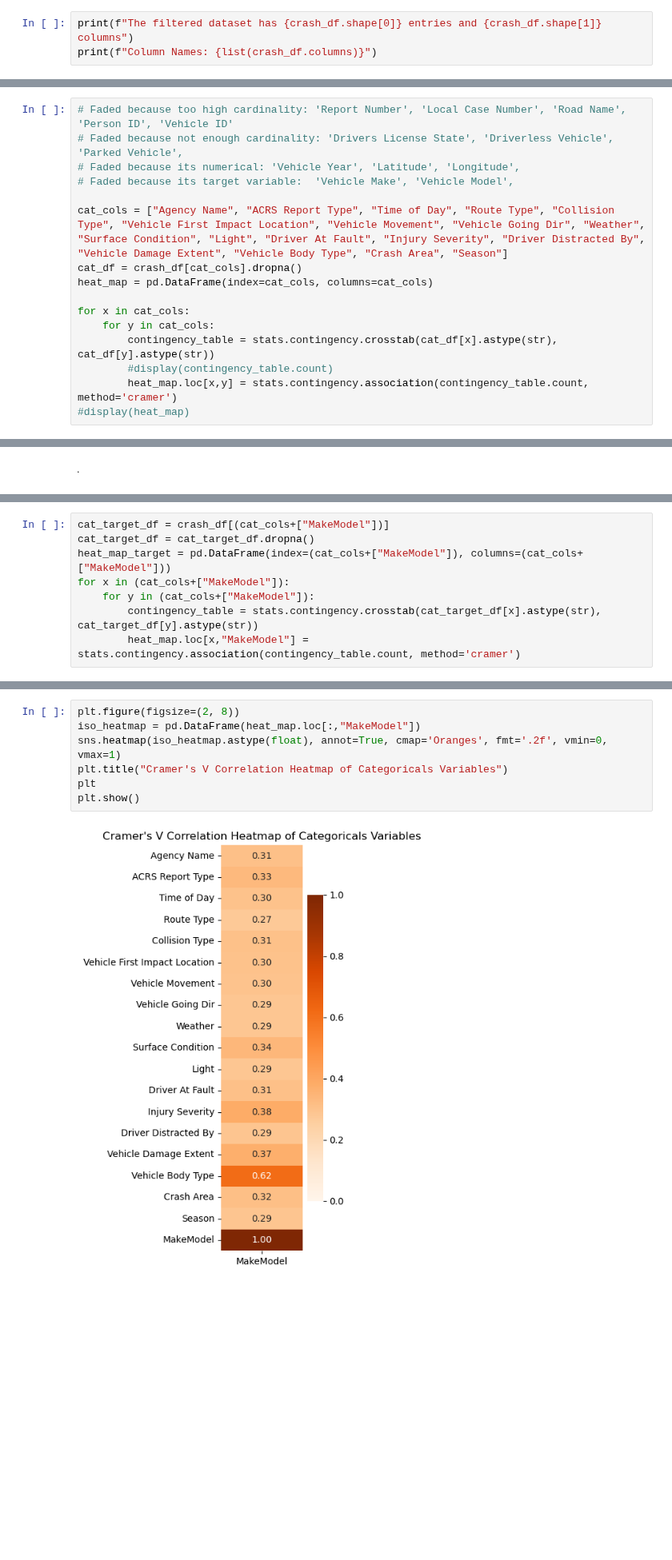
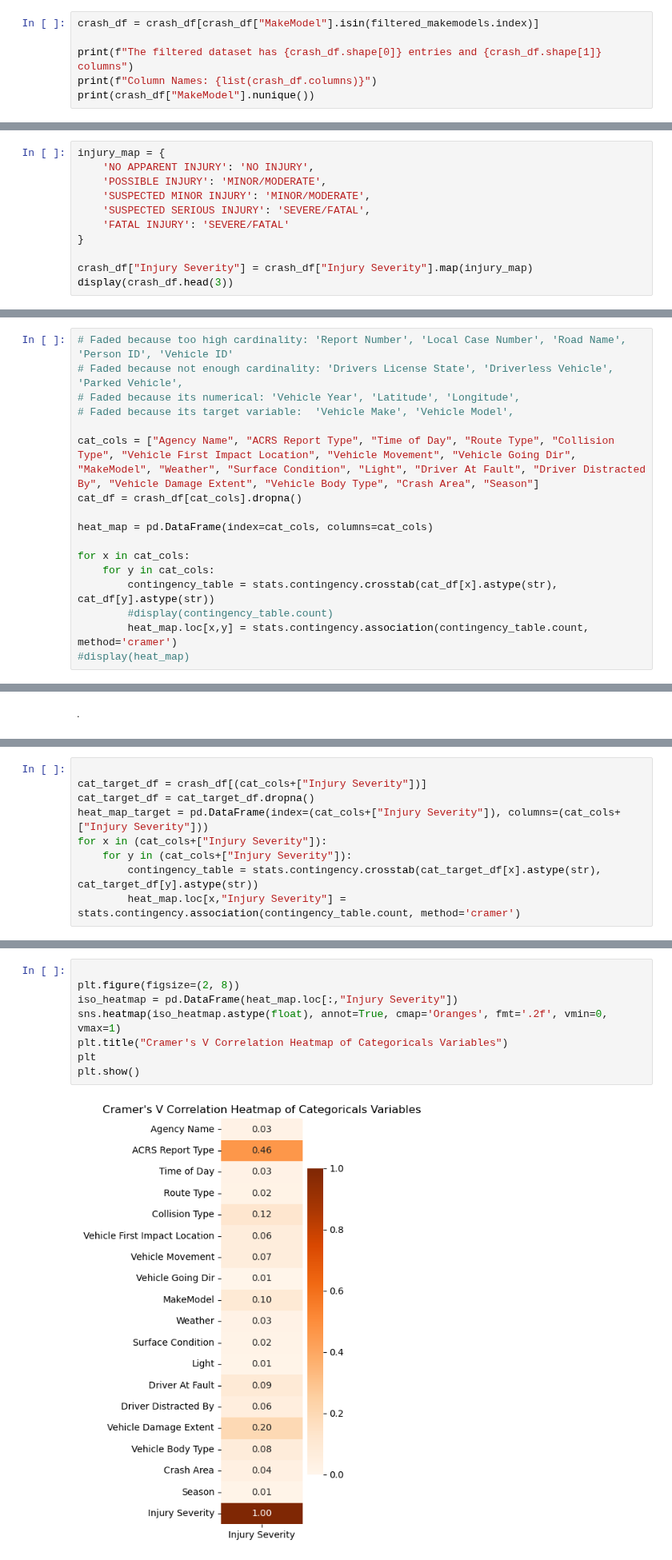
Before and after one commit to saiAbhiPrabhu/CMSC320_FinalProject, a Jupyter notebook: final_project.ipynb, the cells around one changed output, grey strips where cells are left out. Shown at 80% size. Cells and saved outputs as stored; diff of their text form; blank space fills up the shorter version.

Commit message:
ML Model Prep and Model Execution is done

```diff
--- a/final_project.ipynb
+++ b/final_project.ipynb
@@ -449,6 +461,9 @@ plt.show()
 # %% [markdown]
 #### After finding the distribution of the remaining car make and models, we should look at number of remaining datapoints to ensure they have not dipped below a reasonable amount.
 # %%
+crash_df = crash_df[crash_df["MakeModel"].isin(filtered_makemodels.index)]
+
 print(f"The filtered dataset has {crash_df.shape[0]} entries and {crash_df.shape[1]} columns")
 print(f"Column Names: {list(crash_df.columns)}")
+print(crash_df["MakeModel"].nunique())
 # %% [output]
@@ -456,0 +475,11 @@ Column Names: ['Report Number', 'Local Case Number', 'Agency Name', 'ACRS Report
+# %%
+injury_map = {
+    'NO APPARENT INJURY': 'NO INJURY',
+    'POSSIBLE INJURY': 'MINOR/MODERATE',
+    'SUSPECTED MINOR INJURY': 'MINOR/MODERATE',
+    'SUSPECTED SERIOUS INJURY': 'SEVERE/FATAL',
+    'FATAL INJURY': 'SEVERE/FATAL'
+}
+
+crash_df["Injury Severity"] = crash_df["Injury Severity"].map(injury_map)
+display(crash_df.head(3))
@@ -466,8 +501,9 @@ ________________________________________________________________________________
 # Faded because its numerical: 'Vehicle Year', 'Latitude', 'Longitude',
 # Faded because its target variable:  'Vehicle Make', 'Vehicle Model',
 
-cat_cols = ["Agency Name", "ACRS Report Type", "Time of Day", "Route Type", "Collision Type", "Vehicle First Impact Location", "Vehicle Movement", "Vehicle Going Dir", "Weather", "Surface Condition", "Light", "Driver At Fault", "Injury Severity", "Driver Distracted By", "Vehicle Damage Extent", "Vehicle Body Type", "Crash Area", "Season"]
+cat_cols = ["Agency Name", "ACRS Report Type", "Time of Day", "Route Type", "Collision Type", "Vehicle First Impact Location", "Vehicle Movement", "Vehicle Going Dir", "MakeModel", "Weather", "Surface Condition", "Light", "Driver At Fault", "Driver Distracted By", "Vehicle Damage Extent", "Vehicle Body Type", "Crash Area", "Season"]
 cat_df = crash_df[cat_cols].dropna()
+
 heat_map = pd.DataFrame(index=cat_cols, columns=cat_cols)
 
 for x in cat_cols:
@@ -489,11 +526,12 @@ plt.show()
 # %% [markdown]
 ### **Next lets take a look at the correlation between each categorical feature and the target variable**
 # %%
-cat_target_df = crash_df[(cat_cols+["MakeModel"])]
+
+cat_target_df = crash_df[(cat_cols+["Injury Severity"])]
 cat_target_df = cat_target_df.dropna()
-heat_map_target = pd.DataFrame(index=(cat_cols+["MakeModel"]), columns=(cat_cols+["MakeModel"]))
-for x in (cat_cols+["MakeModel"]):
-    for y in (cat_cols+["MakeModel"]):
+heat_map_target = pd.DataFrame(index=(cat_cols+["Injury Severity"]), columns=(cat_cols+["Injury Severity"]))
+for x in (cat_cols+["Injury Severity"]):
+    for y in (cat_cols+["Injury Severity"]):
         contingency_table = stats.contingency.crosstab(cat_target_df[x].astype(str), cat_target_df[y].astype(str))
-        heat_map.loc[x,"MakeModel"] = stats.contingency.association(contingency_table.count, method='cramer')
+        heat_map.loc[x,"Injury Severity"] = stats.contingency.association(contingency_table.count, method='cramer')
 # %%
@@ -525,14 +559,15 @@ for key in sorted_dict:
 #### From this heat map and ranking of information we can conclude which categorical features would be correlated. From our findings, we can conclude from the `(Injury Severity, ACRS Report Type)`, `(Driver Distracted By, Driver At Fault)`, `(Driver At Fault, Vehicle First Impact Location)`, `(Light, Time of Day)`, `(Surface Condition, Weather)`, `(Driver At Fault, Vehicle Movement)`, `(Vehicle Damage Extent, Collision Type)`, `(Route Type, Agency Name)`, `(Vehicle Body Type, Vehicle Damage Extent)`, `(Vehicle Damage Extent, Injury Severity)`, `(Vehicle Body Type, Injury Severity)` are strongly linked as they have a Cramer's V > 0.35.
 ####  **It's important to note** that we cannot conlude that these variables are positively or negatively correlated, only that knowing one can be a meaningful way of predicting the other.
 # %%
+
 plt.figure(figsize=(2, 8))
-iso_heatmap = pd.DataFrame(heat_map.loc[:,"MakeModel"])
+iso_heatmap = pd.DataFrame(heat_map.loc[:,"Injury Severity"])
 sns.heatmap(iso_heatmap.astype(float), annot=True, cmap='Oranges', fmt='.2f', vmin=0, vmax=1)
 plt.title("Cramer's V Correlation Heatmap of Categoricals Variables")
 plt
 plt.show()
 # %% [output]
-[figure, old version]
+[figure, new version]
 # %%
 rankings_dict = {}
 for row_idx in range(len(iso_heatmap)):
```
Also changed, not shown: parts of 21 cells of this notebook, 4 other files.
